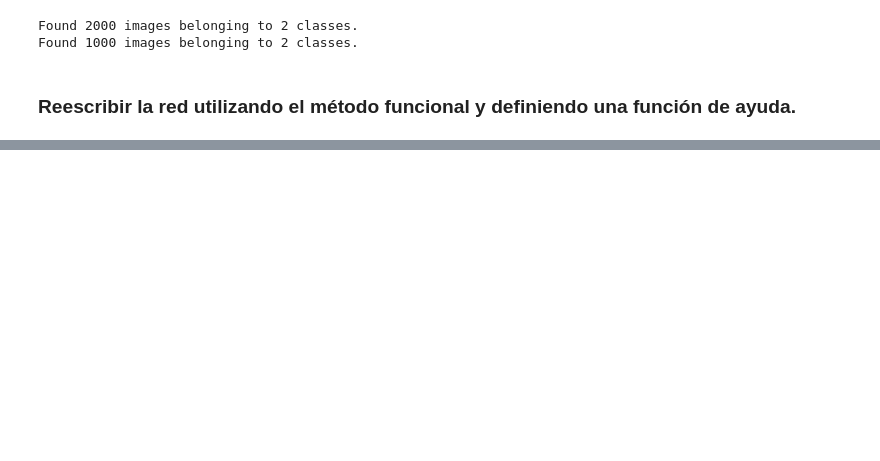
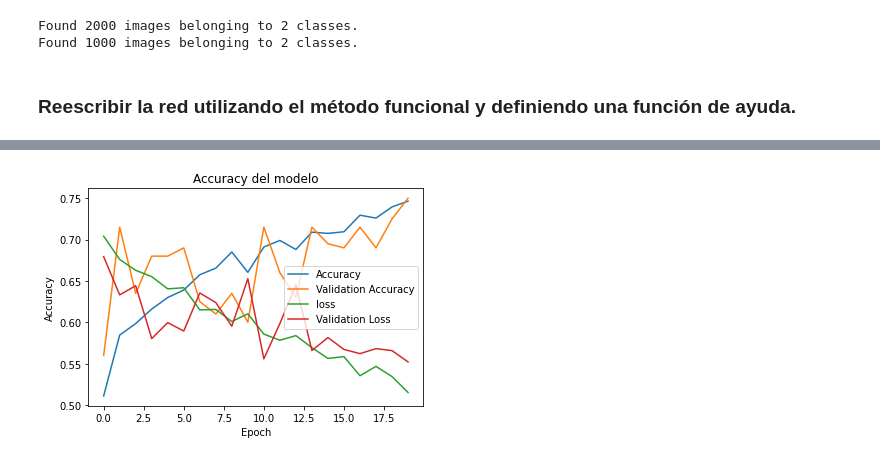
Before and after one commit to franz6ko/vision-artificial-2, a Jupyter notebook: Clase-3/VGG16_con_Keras.ipynb, the cells around one changed output, grey strips where cells are left out. Cells and saved outputs as stored; diff of their text form; code cells hidden in the pictures; blank space fills up the shorter version.

```diff
--- a/Clase-3/VGG16_con_Keras.ipynb
+++ b/Clase-3/VGG16_con_Keras.ipynb
@@ -27,10 +27,18 @@ import numpy as np
 # %%
 train_dir = "cats_and_dogs_filtered/train"
 validation_dir = "cats_and_dogs_filtered/validation"
-trdata = ImageDataGenerator()
-traindata = trdata.flow_from_directory(directory=train_dir,target_size=(224,224))
-tsdata = ImageDataGenerator()
-testdata = tsdata.flow_from_directory(directory=validation_dir, target_size=(224,224))
+trdata = ImageDataGenerator(
+    rescale=1./255,
+    rotation_range=5,
+    width_shift_range = 0.1,
+    height_shift_range = 0.1,
+    shear_range = 0.1,
+    zoom_range = 0.1,
+    horizontal_flip = True
+)
+traindata = trdata.flow_from_directory(directory=train_dir,target_size=(224,224), batch_size=20, class_mode='binary')
+tsdata = ImageDataGenerator(rescale = 1./255)
+testdata = tsdata.flow_from_directory(directory=validation_dir, target_size=(224,224), batch_size=20, class_mode='binary')
 # %% [output]
 Found 2000 images belonging to 2 classes.
 Found 1000 images belonging to 2 classes.
@@ -112,7 +125,7 @@ _________________________________________________________________
 # %%
 from tensorflow.keras.callbacks import ModelCheckpoint, EarlyStopping
-checkpoint = ModelCheckpoint("vgg16_1.h5", monitor='val_acc', verbose=1, save_best_only=True,
-                             save_weights_only=False, mode='auto', save_freq=1000)
-early = EarlyStopping(monitor='val_acc', min_delta=0, patience=20, verbose=1, mode='auto')
+checkpoint = ModelCheckpoint("vgg16_1.h5", monitor='val_accuracy', verbose=1, save_best_only=True,
+                             save_weights_only=False, mode='auto')
+early = EarlyStopping(monitor='val_accuracy', min_delta=0, patience=20, verbose=1, mode='auto')
 # %%
-hist = model.fit_generator(steps_per_epoch=100,generator=traindata, validation_data= testdata, validation_steps=10,epochs=10,callbacks=[checkpoint,early])
+hist = model.fit_generator(steps_per_epoch=100,generator=traindata, validation_data=testdata, validation_steps=10, epochs=20, callbacks=[checkpoint,early])
@@ -119,14 +150,16 @@ hist = model.fit_generator(steps_per_epoch=100,generator=traindata, validation_d
 # %%
 import matplotlib.pyplot as plt
-plt.plot(hist.history["acc"])
-plt.plot(hist.history['val_acc'])
+plt.plot(hist.history["accuracy"])
+plt.plot(hist.history['val_accuracy'])
 plt.plot(hist.history['loss'])
 plt.plot(hist.history['val_loss'])
 plt.title("Accuracy del modelo")
 plt.ylabel("Accuracy")
 plt.xlabel("Epoch")
 plt.legend(["Accuracy","Validation Accuracy","loss","Validation Loss"])
 plt.show()
+# %% [output]
+[figure, added]
 # %%
 from tensorflow.keras.preprocessing import image
 # bajar una imagen de ejemplo de internet
```
Also changed, not shown: parts of 7 cells of this notebook.
